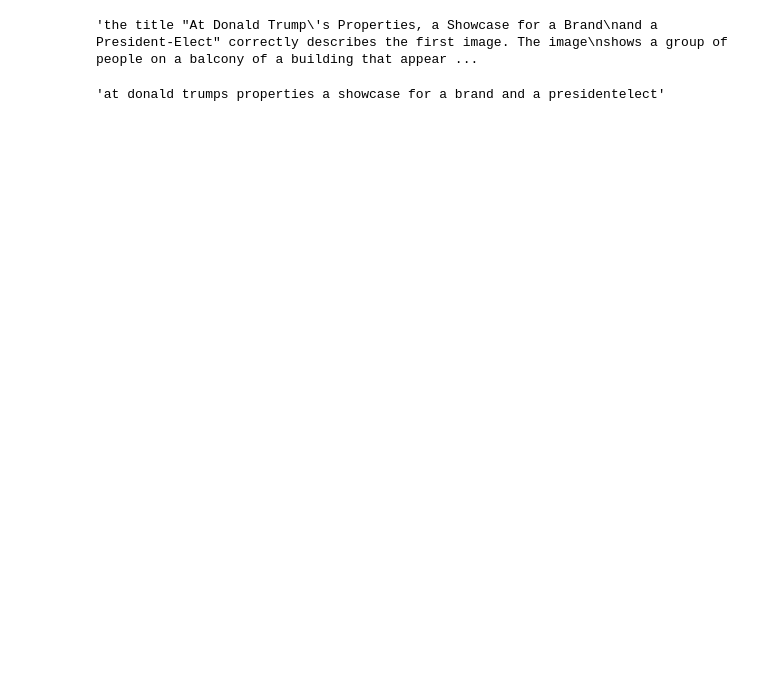
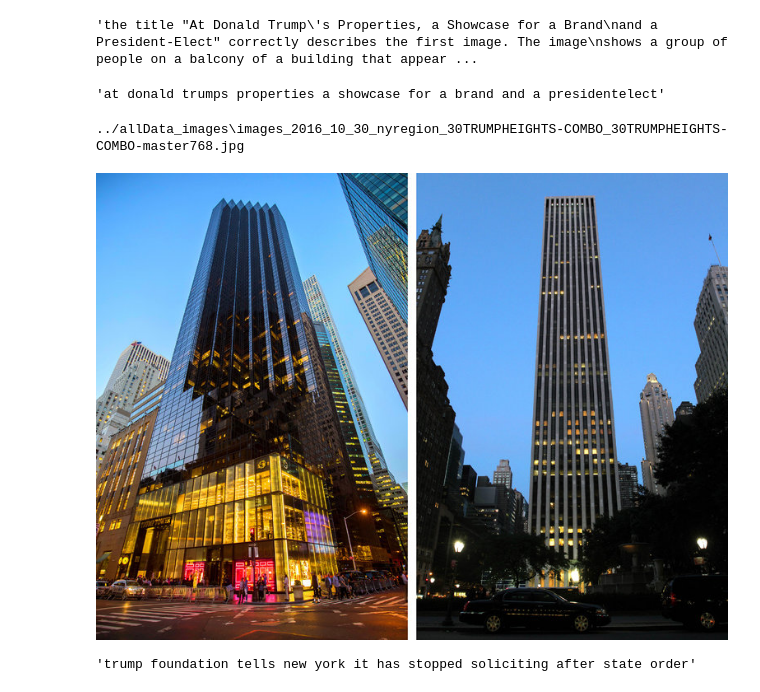
Before and after one commit to maheenunzeelah/EMGFND, a Jupyter notebook: notebooks/Fnd_notebook.ipynb, the cells around one changed output. Cells and saved outputs as stored; diff of their text form; code cells hidden in the pictures; blank space fills up the shorter version.

Commit message:
Image-Title-Similarity

```diff
--- a/notebooks/Fnd_notebook.ipynb
+++ b/notebooks/Fnd_notebook.ipynb
@@ -327,3 +391,3 @@ C:\Users\pc\Documents\Journal Work Code\public_images\public_image_set\8g3xtm.jp
 # %%
-all_data_df=pd.read_csv("all_data.csv")
+all_data_df=pd.read_csv("../datasets/raw/all_data.csv")
 all_data_df = all_data_df.loc[:, ~all_data_df.columns.str.contains('^Unnamed')]
@@ -389,7 +473,7 @@ def load_and_display_image(url, folder='allData_images'):
         image_path = os.path.join(folder, filename + '.jpg')
         if os.path.exists(image_path):
             encoded_image = encode_image(image_path)
-            display(Image(image_path))
+            display(IPyImage(image_path))
         else:
             print(f"Image not found at {image_path}")
     else:
@@ -457,0 +532,6 @@ all_data_df_pred["title"][0]
+# %%
+url = all_data_df['main_img_url'][8]
+load_and_display_image(url,folder='../allData_images')
+# %% [output]
+../allData_images\images_2016_10_30_nyregion_30TRUMPHEIGHTS-COMBO_30TRUMPHEIGHTS-COMBO-master768.jpg
+[figure, added]
@@ -457,0 +589,5 @@ all_data_df_pred["title"][0]
+# %%
+all_data_df['title'][1]
+# load_and_display_image(url,folder='../allData_images')
+# %% [output]
+'trump foundation tells new york it has stopped soliciting after state order'
```
Also changed, not shown: parts of 35 cells of this notebook, 7 other files.
